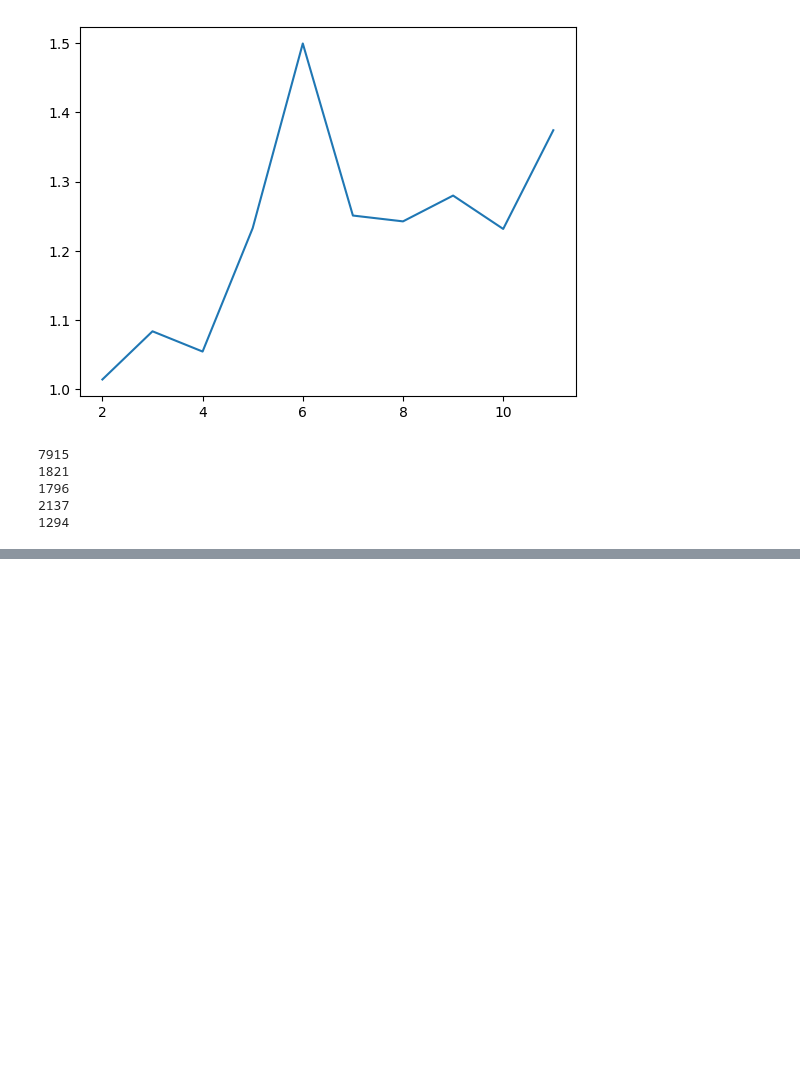
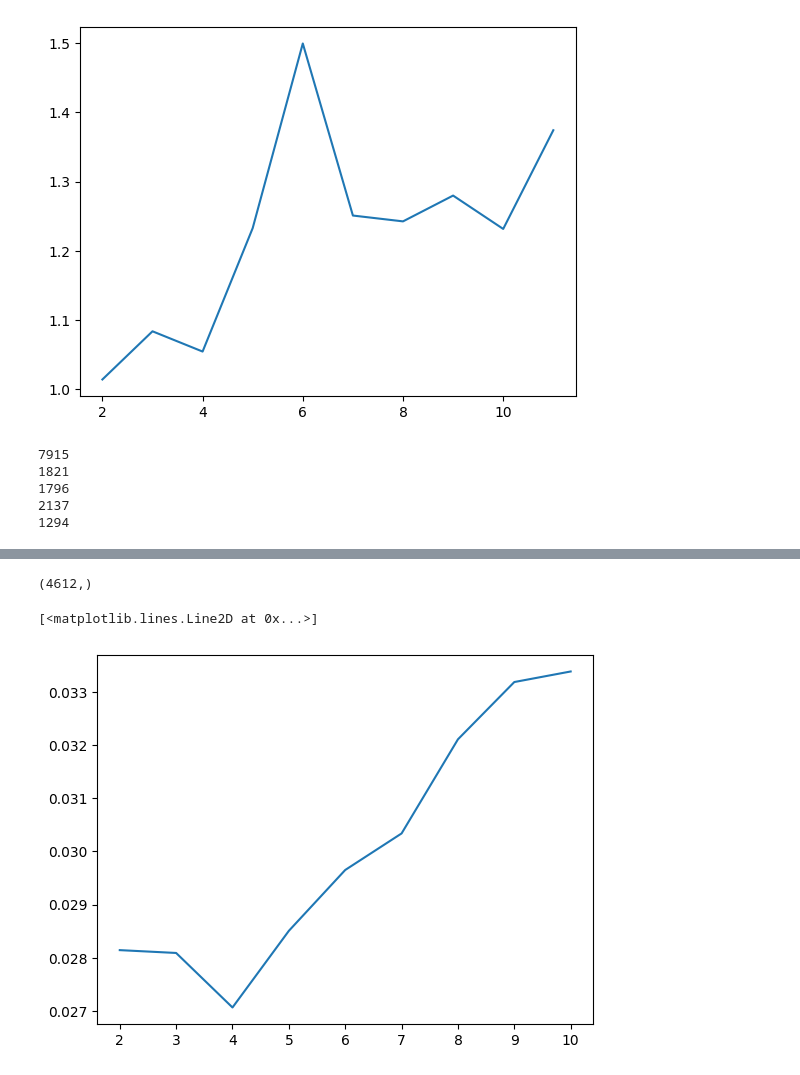
Before and after one commit to edvart-ros/robotics_hw, a Jupyter notebook: ch1_intro_ML/exercises.ipynb, the cells around one changed output, grey strips where cells are left out. Cells and saved outputs as stored; diff of their text form; code cells hidden in the pictures; blank space fills up the shorter version.

```diff
--- a/ch1_intro_ML/exercises.ipynb
+++ b/ch1_intro_ML/exercises.ipynb
@@ -56,0 +118,5 @@ similarity = distance.euclidean(kmeans.cluster_centers_[1],kmeans.cluster_center
+# %%
+from sklearn.neighbors import NearestNeighbors
+
+neigh = NearestNeighbors(n_neighbors=3)
+neigh.fit(df_subset)
@@ -56,0 +125,4 @@ similarity = distance.euclidean(kmeans.cluster_centers_[1],kmeans.cluster_center
+# %%
+# threshold
+distances, indices = neigh.kneighbors(df_subset)
+indices
@@ -56,0 +137,30 @@ similarity = distance.euclidean(kmeans.cluster_centers_[1],kmeans.cluster_center
+# %%
+mean_distances = np.mean(distances, axis=1)
+threshold = 50
+outliers = np.where(mean_distances > threshold)[0]
+outliers.shape
+# %% [output]
+(4612,)
+# %%
+import time
+k_list = [2, 3, 4, 5, 6, 7, 8, 9, 10]
+threshold = 50
+exec_time_list = []
+outliers_list = []
+
+for k in k_list:
+    tik = time.time()
+
+    neigh = NearestNeighbors(n_neighbors=k)
+    neigh.fit(df_subset)
+    distances, indices = neigh.kneighbors(df_subset)
+    mean_distances = np.mean(distances, axis=1)
+    outliers_count = len(np.where(mean_distances > threshold)[0])
+
+    exec_time_list.append(time.time()-tik)
+    outliers_list.append(outliers_count)
+# %%
+plt.plot(k_list, exec_time_list)
+# %% [output]
+[<matplotlib.lines.Line2D at 0x...>]
+[figure, added]
```
Also changed, not shown: parts of 14 cells of this notebook, 3 other files.
